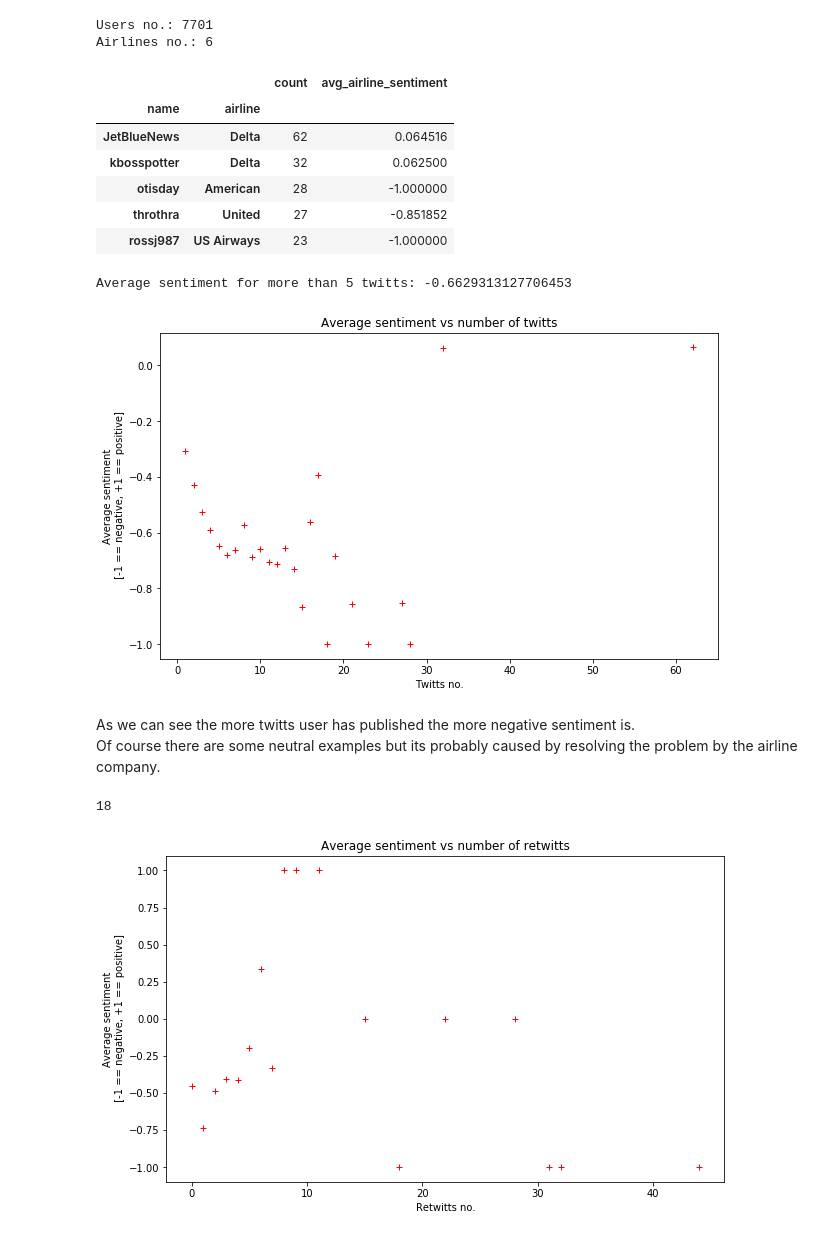
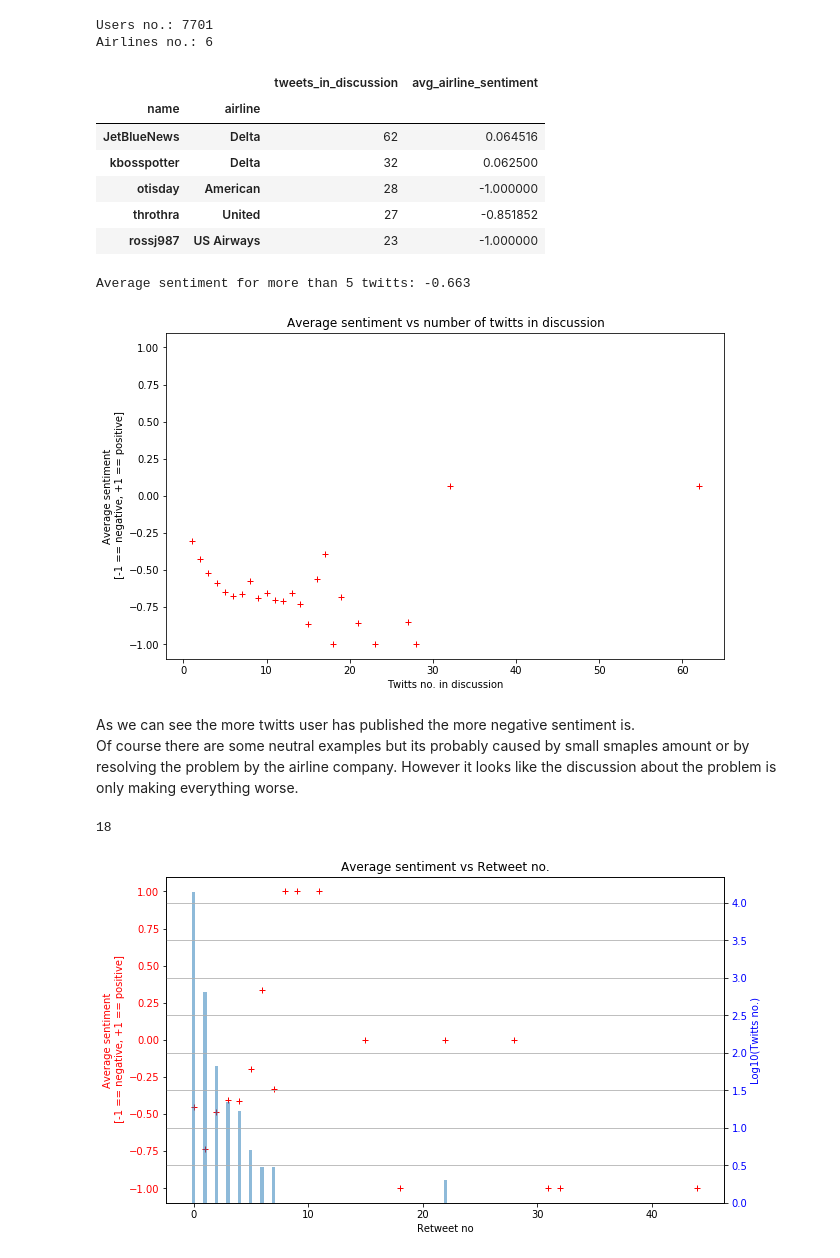
Before and after one commit to jpl126/NLP, a Jupyter notebook: prototypes/data_exploration.ipynb, the cells around one changed output. Saved outputs shown, nothing was run; the diff lists cells and outputs as text; code cells hidden in the pictures.

```diff
--- a/prototypes/data_exploration.ipynb
+++ b/prototypes/data_exploration.ipynb
@@ -8,6 +8,6 @@ import numpy as np
 import pandas as pd
 import matplotlib.pyplot as plt
 # %%
-twitts = pd.read_csv('../data/Tweets.csv')
+twitts_raw = pd.read_csv('../data/Tweets.csv')
 # %% [markdown]
 ## First look
@@ -13,0 +84,4 @@ twitts = pd.read_csv('../data/Tweets.csv')
+# %%
+columns_to_use = list(twitts_raw.drop(columns=columns_to_drop).columns)
+twitts = twitts_raw.drop(columns=columns_to_drop)
+columns_to_use
@@ -118,39 +125,40 @@ Users no.: 7701
 Airlines no.: 6
 # %%
 tmp = df.groupby(['name', 'airline']).size().to_frame()
-tmp.columns = ['count']
+tmp.columns = ['tweets_in_discussion']
 tmp['avg_airline_sentiment'] = df.groupby(['name', 'airline']).mean()['airline_sentiment']
-display(tmp.sort_values(by='count', ascending=False).head())
+display(tmp.sort_values(by='tweets_in_discussion', ascending=False).head())
 
-print('Average sentiment for more than 5 twitts: %s' % tmp[tmp['count'] > 5]['avg_airline_sentiment'].mean())
+print('Average sentiment for more than 5 twitts: %4.3f' % tmp[tmp['tweets_in_discussion'] > 5]['avg_airline_sentiment'].mean())
 # %% [output]
-|  |  | count | avg_airline_sentiment |
+|  |  | tweets_in_discussion | avg_airline_sentiment |
 | name | airline |  |  |
 | JetBlueNews | Delta | 62 | 0.064516 |
 | kbosspotter | Delta | 32 | 0.062500 |
 | otisday | American | 28 | -1.000000 |
 | throthra | United | 27 | -0.851852 |
 | rossj987 | US Airways | 23 | -1.000000 |
-Average sentiment for more than 5 twitts: -0.6629313127706453
+Average sentiment for more than 5 twitts: -0.663
 # %%
-plot_boundaries = tmp['count'].unique()
+plot_boundaries = tmp['tweets_in_discussion'].unique()
 avg_sentiment = []
-minimum = 0
 
 for item in plot_boundaries:
-    tmp_chunk = tmp[tmp['count'] == item]
+    tmp_chunk = tmp[tmp['tweets_in_discussion'] == item]
     avg_sentiment.append(tmp_chunk['avg_airline_sentiment'].mean())
 
 fig, ax = plt.subplots(figsize=(10,6))
 ax.plot(plot_boundaries, avg_sentiment, '+r')
-ax.set(xlabel='Twitts no.', ylabel='Average sentiment\n [-1 == negative, +1 == positive]',
-       title='Average sentiment vs number of twitts')
+ax.set(xlabel='Twitts no. in discussion', ylabel='Average sentiment\n [-1 == negative, +1 == positive]',
+       title='Average sentiment vs number of twitts in discussion')
+ax.set_ylim(-1.1, 1.1)
 plt.show()
 # %% [output]
-[figure, old version]
+[figure, new version]
 # %% [markdown]
 As we can see the more twitts user has published the more negative sentiment is.
-Of course there are some neutral examples but its probably caused by resolving the problem by the airline company.
+Of course there are some neutral examples but its probably caused by small smaples amount or by resolving the problem by the airline company.
+However it looks like the discussion about the problem is only making everything worse.
 # %%
 df['retweet_count'].nunique()
 # %% [output]
@@ -158,14 +166,28 @@ df['retweet_count'].nunique()
 # %%
 avg_sentiment = []
 retweet_counts = df['retweet_count'].unique()
 for retweet_count in retweet_counts:
     tmp_chunk = df[df['retweet_count'] == retweet_count]
     avg_sentiment.append(tmp_chunk['airline_sentiment'].mean())
-fig, ax = plt.subplots(figsize=(10,6))
 
-ax.plot(retweet_counts, avg_sentiment, '+r')
-ax.set(xlabel='Retwitts no.', ylabel='Average sentiment\n [-1 == negative, +1 == positive]',
-       title='Average sentiment vs number of retwitts')
+simple_df = pd.DataFrame({'retweet_counts': retweet_counts, 'avg_sentiment': avg_sentiment}).set_index('retweet_counts', drop=True)
+simple_df['retweet_log_count'] = df.groupby(['retweet_count']).count().max(axis=1).apply(np.log10)
+simple_df = simple_df.sort_index().reset_index()
+
+fig, ax1 = plt.subplots(figsize=(10,6))
+
+ax1.plot(simple_df.retweet_counts, simple_df.avg_sentiment, '+r')
+ax1.set(xlabel='Retweet no', title='Average sentiment vs Retweet no.')
+ax1.set_ylabel('Average sentiment\n [-1 == negative, +1 == positive]', color='red')
+
+ax1.tick_params(axis='y', labelcolor='red')
+ax1.set_ylim(-1.1, 1.1)
+
+ax2 = ax1.twinx()
+ax2.bar(simple_df.retweet_counts, simple_df.retweet_log_count, alpha=0.5, width=0.3)
+ax2.set_ylabel('Log10(Twitts no.)', color='blue')
+ax2.tick_params(axis='y', labelcolor='blue')
+plt.grid()
 plt.show()
 # %% [output]
-[figure, old version]
+[figure, new version]
```
Also changed, not shown: parts of 26 cells of this notebook, 1 other file.
